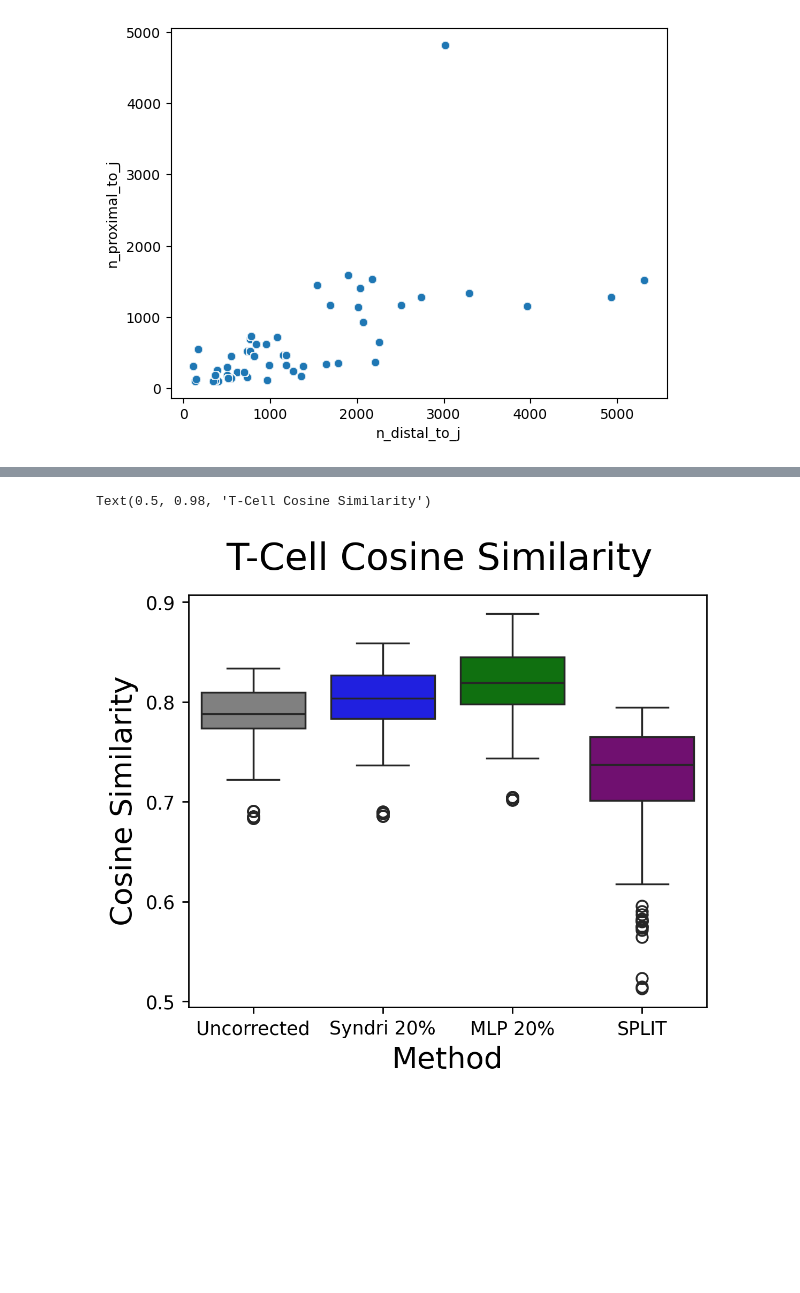
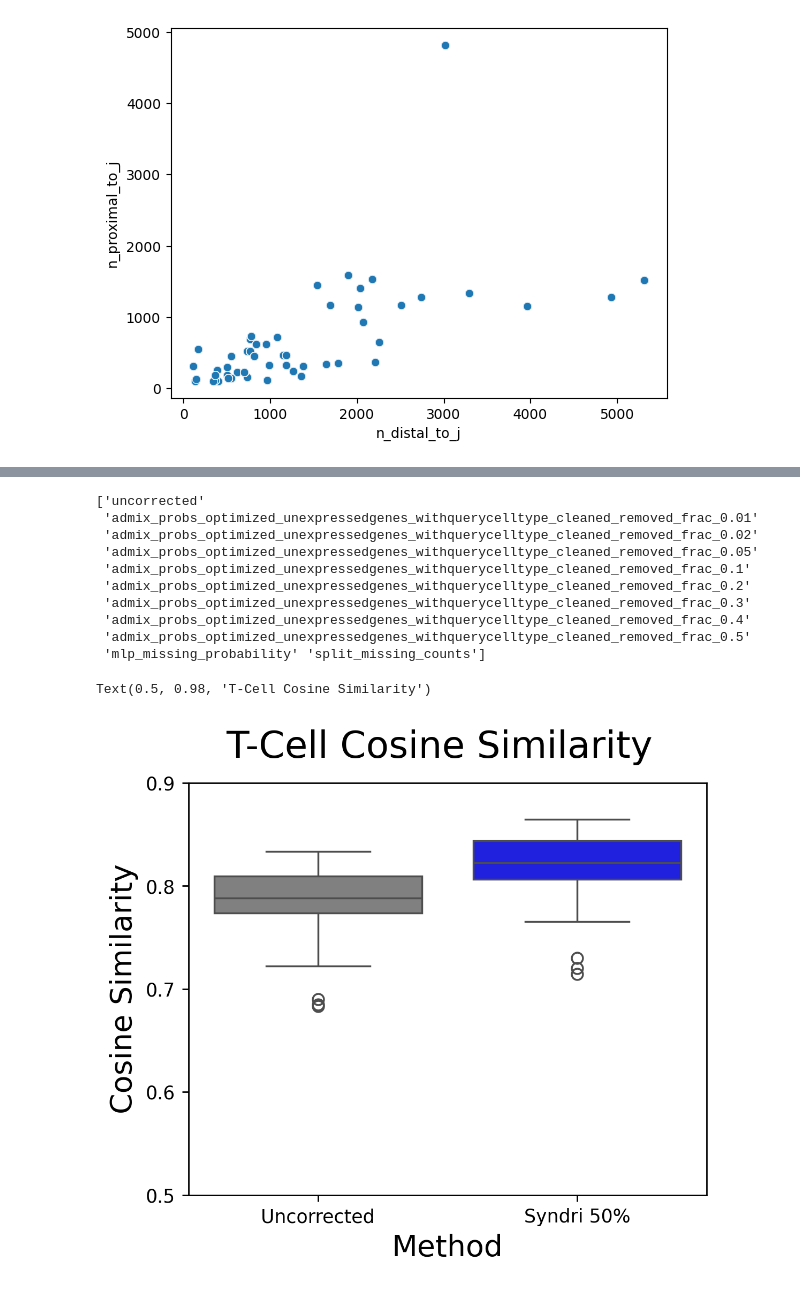
Before and after one commit to gkrieg/Syndri, a Jupyter notebook: eval/NoisyXeniumExperiment_TCellMetrics.ipynb, the cells around one changed output, grey strips where cells are left out. Saved outputs shown, nothing was run; the diff lists cells and outputs as text; code cells hidden in the pictures; blank space fills up the shorter version.

```diff
--- a/eval/NoisyXeniumExperiment_TCellMetrics.ipynb
+++ b/eval/NoisyXeniumExperiment_TCellMetrics.ipynb
@@ -38,6 +41,7 @@ mal_df = tcell_df[(tcell_df['target_cell_type_i'].str.contains('T')) &
                                                               0.02,
                                                               0.05,
                                                               0.1,
+                                                              0.5,
                                                             #   0.2,
                                                               ]))].reset_index(drop=True)
                   # (tcell_df['sample_replicate'].str.contains('_B1_'))].reset_index(drop=True)
@@ -45,6 +49,7 @@ mal_df = tcell_df[(tcell_df['target_cell_type_i'].str.contains('T')) &
 fig,ax= plt.subplots(figsize=(6,4))
 custom_colors = {
     'syndri': 'blue',  # Hex code
+    'baseline': 'lightblue',
     'mlp': 'orange',     # Named color
     'split': 'purple'    # Shorthand notation
 }
@@ -79,7 +84,7 @@ from collections import Counter
 import pandas as pd
 
 filtered_df = mal_df.loc[
-    mal_df["dropout_fraction"].eq(0.01)
+    mal_df["dropout_fraction"].eq(0.00)
 ].copy()
 
 records = []
@@ -141,7 +146,7 @@ import seaborn as sns
 mal_df['evaluation_method']=pd.Categorical(mal_df['evaluation_method'],categories=['mlp','syndri','split'],ordered=True)
 # Same subset used to construct marker_counts
 filtered_df = mal_df.loc[
-    mal_df["dropout_fraction"].eq(0.01)
+    mal_df["dropout_fraction"].eq(0.00)
 ].copy()
 
 # Number of evaluations contributing to each method–cell-type group
@@ -366,7 +371,8 @@ sns.scatterplot(data=mal_df, x='n_distal_to_j',y='n_proximal_to_j')
 # %%
 import pandas as pd
 import os
-parent_dir = '/work/magroup/skrieger/Syndri/data/xenium_noise_experiment/metrics_eval_layers_pooled/'
+# parent_dir = '/work/magroup/skrieger/Syndri/data/xenium_noise_experiment/metrics_eval_layers_pooled/'
+parent_dir = '/work/magroup/skrieger/Syndri/data/xenium_noise_experiment/optimized_unexpressed_nosametypeneighbors_withquerycelltype_eval/'
 metric_dirs = os.listdir(parent_dir)
 tcell_files = sorted([os.path.join(parent_dir,x,'tcell_cosine_similarity_layers_pooled.csv') for x in metric_dirs if os.path.exists(os.path.join(parent_dir,x,'tcell_cosine_similarity_layers_pooled.csv'))])
 tcell_df = pd.concat([pd.read_csv(f) for f in tcell_files]).reset_index(drop=True)
@@ -395,36 +411,50 @@ import seaborn as sns
 plot_df = tcell_df.copy()
 
 conditions=[
     'uncorrected',
-    'syndri_cleaned_removed_frac_0.2',
+    # 'syndri_cleaned_removed_frac_0.2',
+    'admix_probs_optimized_unexpressedgenes_withquerycelltype_cleaned_removed_frac_0.5',
     'mlp_cleaned_removed_frac_0.2',
     'split',
 ]
 
 condition_labels={
     'uncorrected':'Uncorrected',
-    'syndri_cleaned_removed_frac_0.2':'Syndri 20%',
+    # 'syndri_cleaned_removed_frac_0.2':'Syndri 20%',
+    'admix_probs_optimized_unexpressedgenes_withquerycelltype_cleaned_removed_frac_0.5':'Syndri 50%',
     'mlp_cleaned_removed_frac_0.2':"MLP 20%",
     'split':'SPLIT',
 }
 
 colors = ['gray','blue','green','purple']
 
-
+print(plot_df['condition'].unique())
 plot_df = plot_df[(plot_df['condition'].isin(conditions))&
-                  (plot_df['dropout_fraction']==0.01)]
+                  (plot_df['dropout_fraction']==0.00)]
                 #   (plot_df['reference_cell_type']=='cytotoxic')]
 plot_df['condition_label'] = plot_df['condition'].map(condition_labels)
+
+
 fig,ax= plt.subplots(figsize=(5,4),dpi=250)
 ax=sns.boxplot(data=plot_df, x='condition_label',y='cosine_similarity',hue='condition_label',palette=colors,ax=ax)
 # ax=sns.stripplot(data=plot_df, x='dropout_fraction',y='cosine_similarity',hue='condition_label',color='black',alpha=0.5,ax=ax,dodge=True)
 # ax=sns.lineplot(data=plot_df, x='dropout_fraction',y='cosine_similarity',hue='condition_label',style='reference_cell_type',palette='tab10',ax=ax)
 
 # ax.legend(bbox_to_anchor=(1.0,0.95))
 ax.set_xlabel('Method',fontsize=16)
 ax.set_ylabel('Cosine Similarity',fontsize=16)
 ax.set_yticks(np.arange(0.5,0.91,0.1))
 fig.suptitle('T-Cell Cosine Similarity',fontsize=20)
 # %% [output]
-Text(0.5, 0.98, 'T-Cell Cosine Similarity')
+['uncorrected'
+ 'admix_probs_optimized_unexpressedgenes_withquerycelltype_cleaned_removed_frac_0.01'
+ 'admix_probs_optimized_unexpressedgenes_withquerycelltype_cleaned_removed_frac_0.02'
+ 'admix_probs_optimized_unexpressedgenes_withquerycelltype_cleaned_removed_frac_0.05'
+ 'admix_probs_optimized_unexpressedgenes_withquerycelltype_cleaned_removed_frac_0.1'
+ 'admix_probs_optimized_unexpressedgenes_withquerycelltype_cleaned_removed_frac_0.2'
+ 'admix_probs_optimized_unexpressedgenes_withquerycelltype_cleaned_removed_frac_0.3'
+ 'admix_probs_optimized_unexpressedgenes_withquerycelltype_cleaned_removed_frac_0.4'
+ 'admix_probs_optimized_unexpressedgenes_withquerycelltype_cleaned_removed_frac_0.5'
+ 'mlp_missing_probability' 'split_missing_counts']
+Text(0.5, 0.98, 'T-Cell Cosine Similarity')
-[figure, old version]
+[figure, new version]
```
Also changed, not shown: parts of 6 cells of this notebook, 42 other files.
